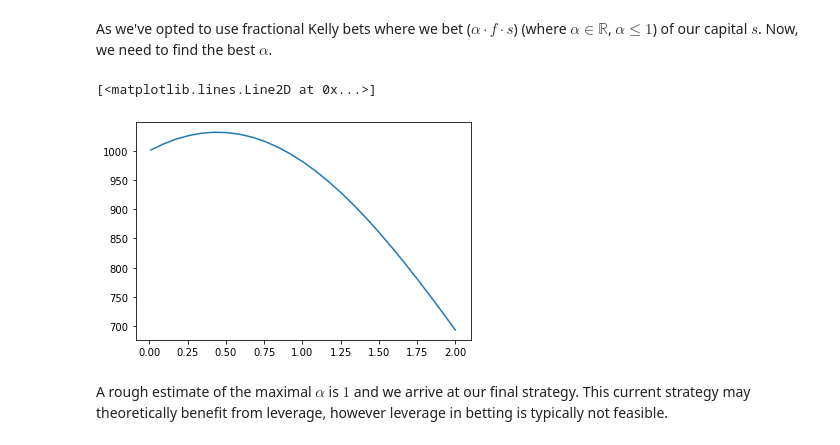
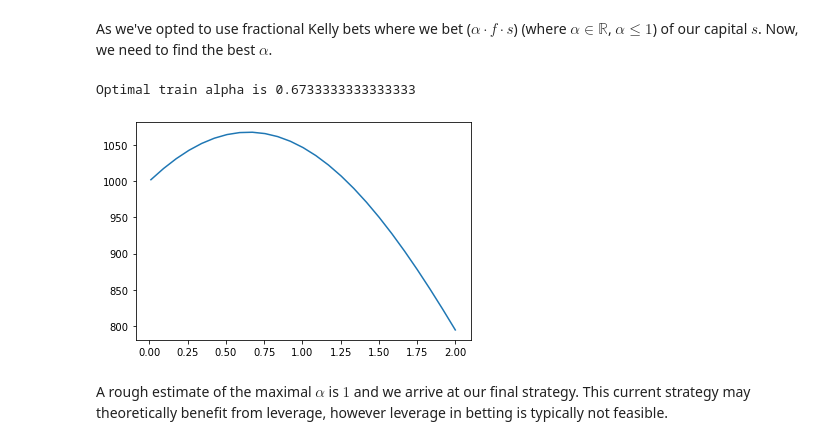
Before and after one commit to nerrma/betting-backtest, a Jupyter notebook: kelly_backtest.ipynb, the cells around one changed output. Cells and saved outputs as stored; diff of their text form; code cells hidden in the pictures.

```diff
--- a/kelly_backtest.ipynb
+++ b/kelly_backtest.ipynb
@@ -150,16 +144,13 @@ def run_kelly(X, k_factor, can_plot, metric=None):
         all_odds = row.drop('FTR')
         bal_history[i] = bal
 
-        probs = map(dist.pdf, all_odds.to_numpy())
+        probs = map(dist.entropy, all_odds.to_numpy())
         idx = np.argmax(probs) + 1
         odds = row[idx]
 
         if metric is None:
-            #moment = scipy.stats.moment(ideal_odds, moment=4)
-            #metric = np.quantile(ideal_odds, moment*np.min(ideal_odds)/np.sum(ideal_odds))
-            metric = np.mean(ideal_odds) - np.std(ideal_odds)*0.59
+            metric = np.mean(ideal_odds) - np.std(ideal_odds)*0.6
 
-        #if odds > np.quantile(ideal_odds, 0.15):
         if odds > metric:
             continue
 
@@ -210,14 +201,15 @@ As we've opted to use fractional Kelly bets where we bet ($\alpha \cdot f \cdot
 # %%
 factors = np.linspace(0.01, 2, 25)
 bals = np.empty(len(factors))
 
 for i in range(len(factors)):
     bals[i] = run_kelly(df_train, factors[i], False)
-    #bals[i] = run_kelly(df, factors[i], False, metric=np.quantile(ideal_odds, 0.28))
 
 plt.plot(factors, bals)
+optimal_alpha = factors[np.argmax(bals)]
+print(f"Optimal train alpha is {optimal_alpha}")
 # %% [output]
-[<matplotlib.lines.Line2D at 0x...>]
+Optimal train alpha is 0.6733333333333333
-[figure, old version]
+[figure, new version]
 # %% [markdown]
 A rough estimate of the maximal $\alpha$ is $1$ and we arrive at our final strategy. This current strategy may theoretically benefit from leverage, however leverage in betting is typically not feasible.
```
Also changed, not shown: parts of 7 cells of this notebook, 2 other files.
